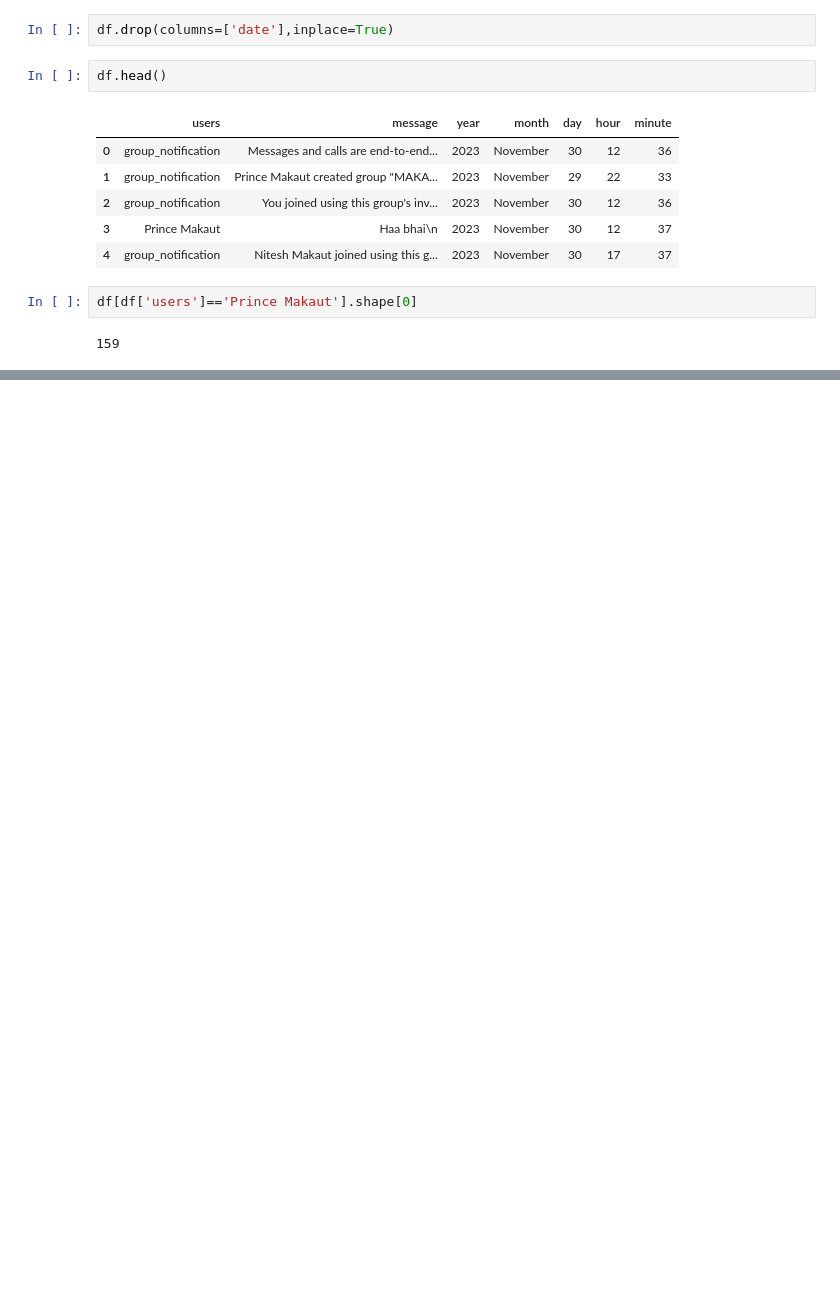
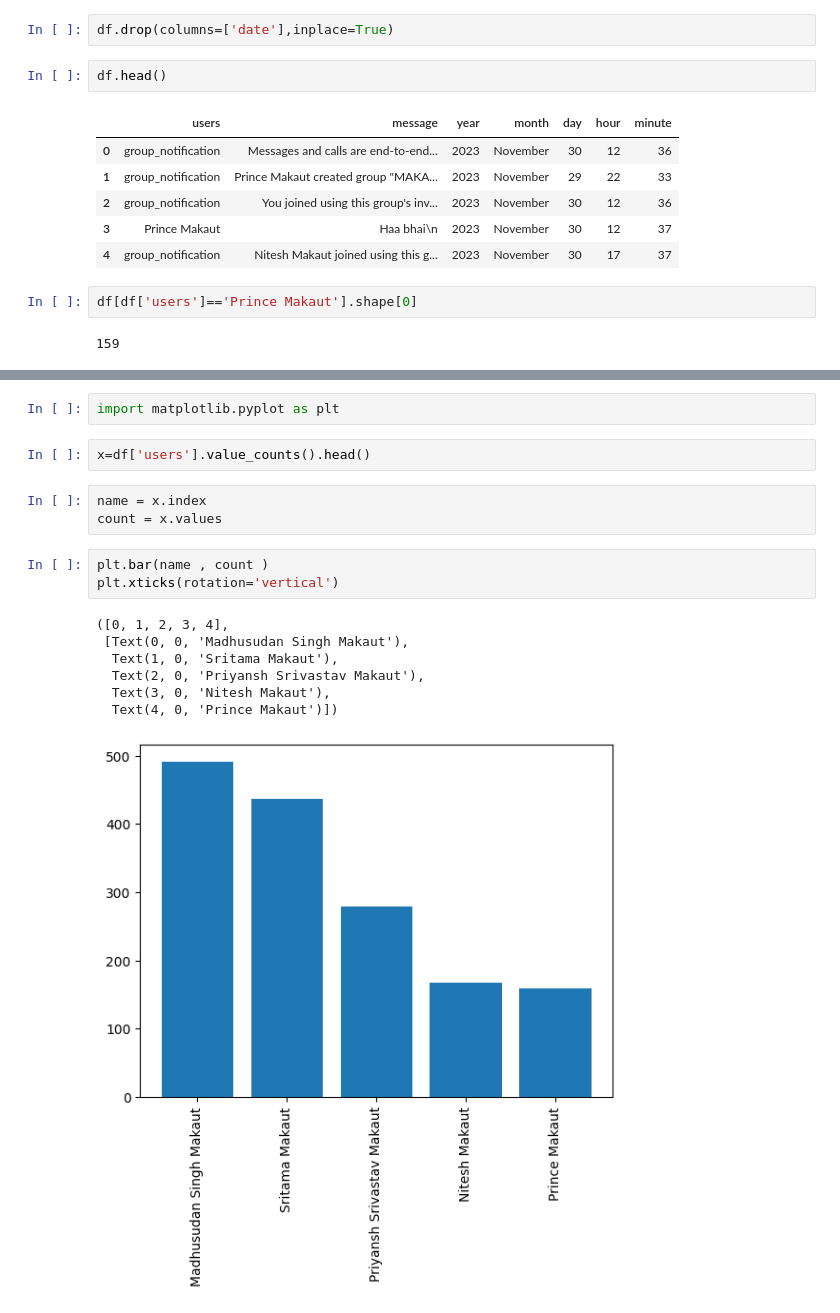
Before and after one commit to FarhaN400/WhatsApp_Chat_Analyzer, a Jupyter notebook: whats_app_chat_analysis.ipynb, the cells around one changed output, grey strips where cells are left out. Drawn from its saved outputs; the diff is of its cells as text; blank space fills up the shorter version.

```diff
--- a/whats_app_chat_analysis.ipynb
+++ b/whats_app_chat_analysis.ipynb
@@ -109,0 +161,18 @@ df[df['users']=='Prince Makaut'].shape[0]
+# %%
+import matplotlib.pyplot as plt
+# %%
+x=df['users'].value_counts().head()
+# %%
+name = x.index
+count = x.values
+# %%
+plt.bar(name , count )
+plt.xticks(rotation='vertical')
+# %% [output]
+([0, 1, 2, 3, 4],
+ [Text(0, 0, 'Madhusudan Singh Makaut'),
+  Text(1, 0, 'Sritama Makaut'),
+  Text(2, 0, 'Priyansh Srivastav Makaut'),
+  Text(3, 0, 'Nitesh Makaut'),
+  Text(4, 0, 'Prince Makaut')])
+[figure, added]
```
Also changed, not shown: parts of 8 cells of this notebook, 2 other files.
